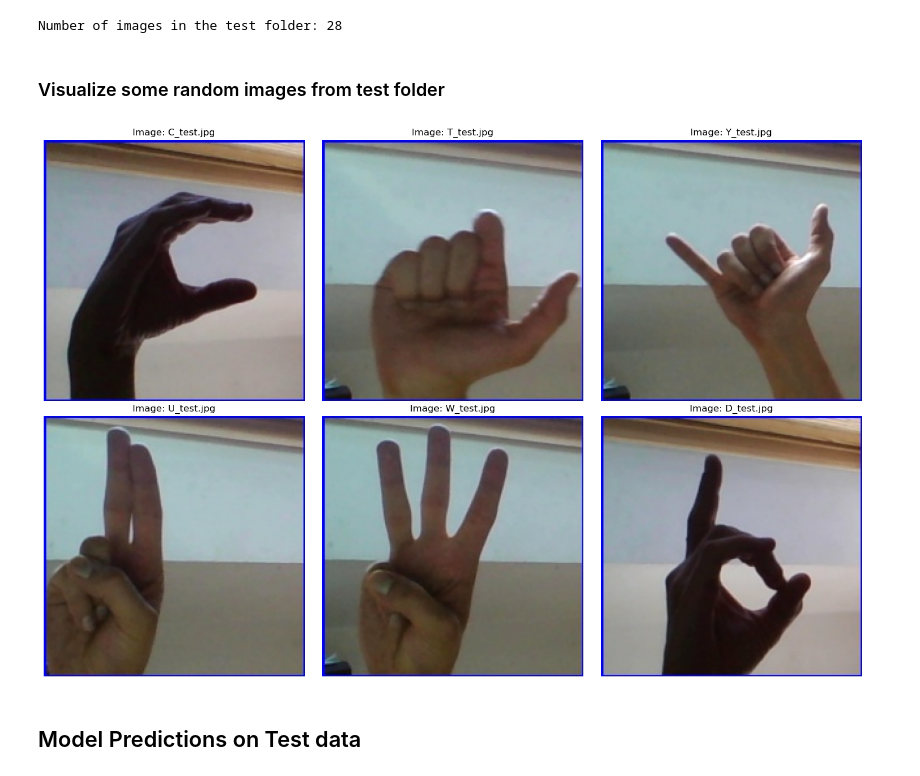
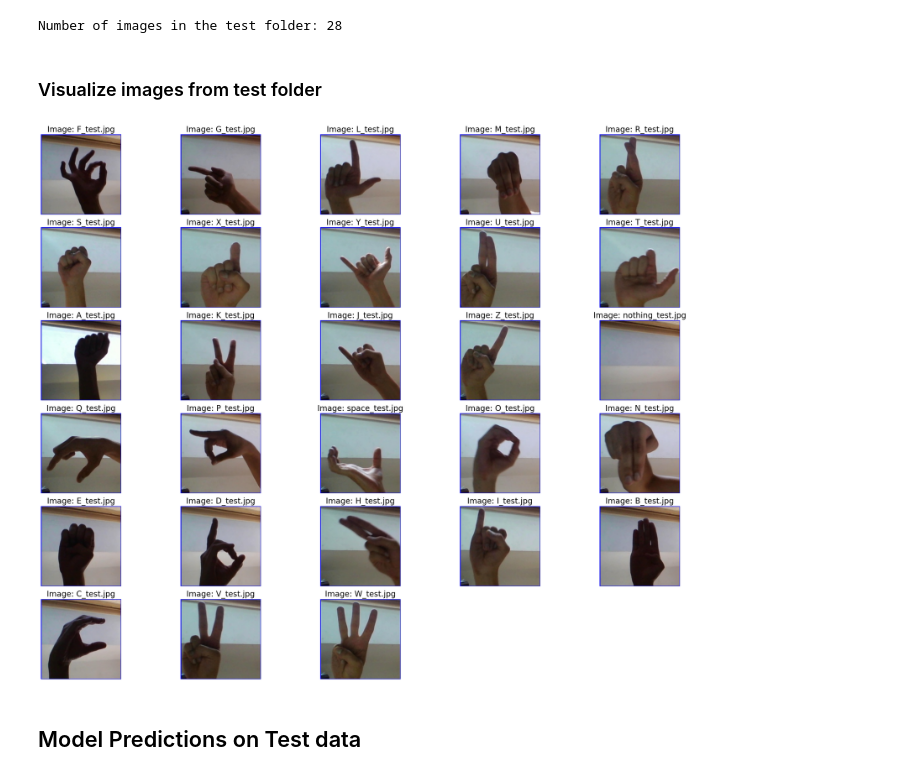
Before and after one commit to Lyfae/AAI-590-Capstone, a Jupyter notebook: ASL/CNN_ASL_EDA.ipynb, the cells around one changed output. Drawn from its saved outputs; the diff is of its cells as text; code cells hidden in the pictures.

```diff
--- a/ASL/CNN_ASL_EDA.ipynb
+++ b/ASL/CNN_ASL_EDA.ipynb
@@ -386,7 +386,9 @@ model = load_model("asl_model.h5")
 import os
 
 #  directory containing test data
-test_data_dir = '../dataset/asl_alphabet_test'
+#test_data_dir = '../dataset/asl_alphabet_test'
+test_data_dir = '../asl_alphabet_test'
+
 
 # List the files in the directory and count them
 num_images = len([name for name in os.listdir(test_data_dir) if os.path.isfile(os.path.join(test_data_dir, name))])
@@ -394,4 +396,4 @@ print(f"Number of images in the test folder: {num_images}")
 # %% [output]
 Number of images in the test folder: 28
 # %% [markdown]
-### Visualize some random images from test folder
+### Visualize  images from test folder
@@ -398,24 +402,36 @@ Number of images in the test folder: 28
 # %%
 import matplotlib.pyplot as plt
-import random
+import os
 from PIL import Image
 
-# Get a list of image filenames
+# test_data_dir is already defined above
 image_files = [os.path.join(test_data_dir, f) for f in os.listdir(test_data_dir) if os.path.isfile(os.path.join(test_data_dir, f))]
-random_images = random.sample(image_files, 6)  # Randomly select 6 images
+
+#  there are exactly 28 images
+assert len(image_files) == 28, "The number of images does not match the expected count of 28."
+
+# Calculate number of rows needed for 5 images per row
+num_rows = (len(image_files) + 4) // 5  # This will automatically round up if not a full row
 
 # Plot the images
-fig, axes = plt.subplots(nrows=2, ncols=3, figsize=(15, 10))  # Create a grid of 2x3 for the images
-for i, img_path in enumerate(random_images):
+fig, axes = plt.subplots(nrows=num_rows, ncols=5, figsize=(25, 20))  # the figure size to better fit 5 columns
+axes = axes.flatten()  # Flatten the axes array to simplify indexing
+
+for i, img_path in enumerate(image_files):
     img = Image.open(img_path)  # Open the image
-    ax = axes[i // 3, i % 3]  # Find the position in the grid
+    ax = axes[i]  # Get the appropriate subplot
     ax.imshow(img, cmap='gray')  # Display the image
     ax.axis('off')  # Turn off the axis
-    ax.set_title(f'Image: {os.path.basename(img_path)}')  # Set title with the image filename
+    ax.set_title(f'Image: {os.path.basename(img_path)}', fontsize=20)  # Set title with the image filename
+
+# Handle any unused axes
+for j in range(i + 1, len(axes)):
+    axes[j].axis('off')  # Turn off the axis for unused subplot
+
 plt.tight_layout()
 plt.show()
 # %% [output]
-[figure, old version]
+[figure, new version]
 # %% [markdown]
 ## Model Predictions on Test data
 # %%
```
Also changed, not shown: parts of 1 cell of this notebook, 1 other file.
